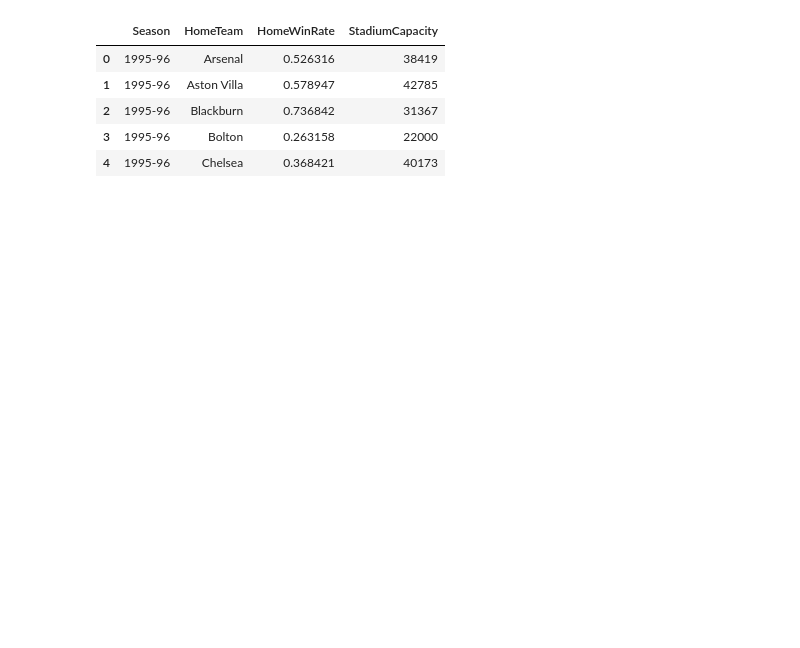
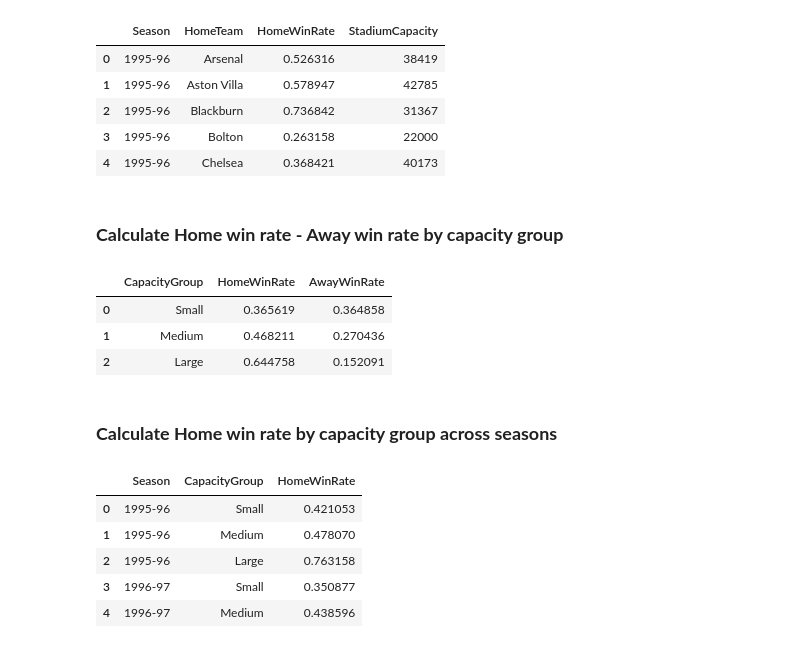
Before and after one commit to NguyenNguyen1504/GROUP-5-BPFE, a Jupyter notebook: GROUP_5.ipynb, the cells around one changed output. Saved outputs shown, nothing was run; the diff lists cells and outputs as text; code cells hidden in the pictures; blank space fills up the shorter version.

```diff
--- a/GROUP_5.ipynb
+++ b/GROUP_5.ipynb
@@ -143,3 +174,30 @@ display(df_home.head())
 | 2 | 1995-96 | Blackburn | 0.736842 | 31367 |
 | 3 | 1995-96 | Bolton | 0.263158 | 22000 |
 | 4 | 1995-96 | Chelsea | 0.368421 | 40173 |
+# %% [markdown]
+### **Calculate Home win rate - Away win rate by capacity group**
+# %%
+df_hwin_awin = df_results.groupby(['CapacityGroup']).agg(
+    HomeWinRate = ('FTR', lambda col: (col == 'H').mean()),
+    AwayWinRate = ('FTR', lambda col: (col == 'A').mean())
+).reset_index()
+display(df_hwin_awin.head())
+# %% [output]
+|  | CapacityGroup | HomeWinRate | AwayWinRate |
+| 0 | Small | 0.365619 | 0.364858 |
+| 1 | Medium | 0.468211 | 0.270436 |
+| 2 | Large | 0.644758 | 0.152091 |
+# %% [markdown]
+### **Calculate Home win rate by capacity group across seasons**
+# %%
+df_hwin_seasons = df_results.groupby(['Season','CapacityGroup']).agg(
+    HomeWinRate = ('FTR', lambda col: (col == 'H').mean())
+).reset_index()
+display(df_hwin_seasons.head())
+# %% [output]
+|  | Season | CapacityGroup | HomeWinRate |
+| 0 | 1995-96 | Small | 0.421053 |
+| 1 | 1995-96 | Medium | 0.478070 |
+| 2 | 1995-96 | Large | 0.763158 |
+| 3 | 1996-97 | Small | 0.350877 |
+| 4 | 1996-97 | Medium | 0.438596 |
```
Also changed, not shown: parts of 10 cells of this notebook.
